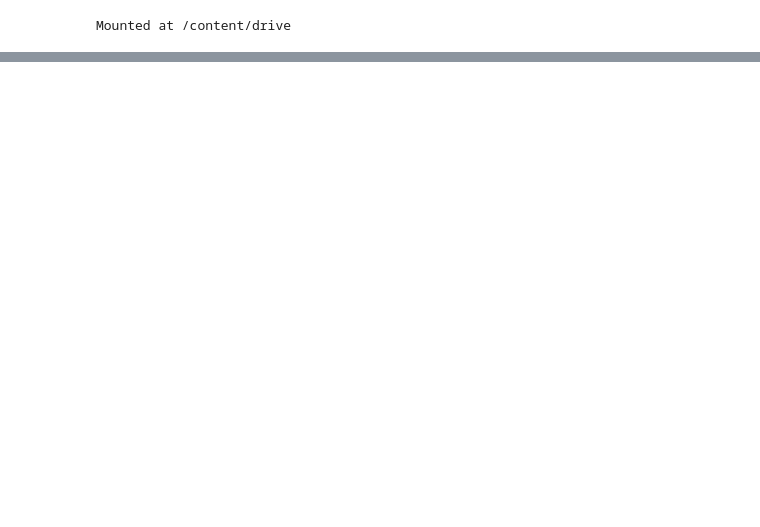
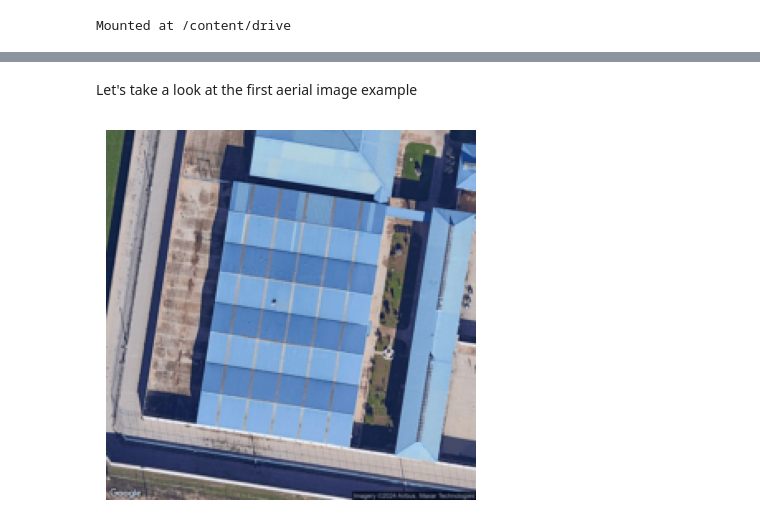
Before and after one commit to mm-mazhar/IECO, a Jupyter notebook: LAM3D.ipynb, the cells around one changed output, grey strips where cells are left out. Saved outputs shown, nothing was run; the diff lists cells and outputs as text; code cells hidden in the pictures; blank space fills up the shorter version.

```diff
--- a/LAM3D.ipynb
+++ b/LAM3D.ipynb
@@ -41,0 +114,21 @@ from transformers import AutoFeatureExtractor, Dinov2Model as DINOModel
+# %% [markdown]
+Let's take a look at the first aerial image example
+# %%
+import numpy as np
+import matplotlib.pyplot as plt
+
+example = roof_dataset[10]
+img_tensor_data = example['image']
+
+# Convert to numpy array and transpose for visualization
+image = img_tensor_data.numpy().transpose(1, 2, 0)
+
+# Normalize values to 0-1 range for displaying
+image = (image - image.min()) / (image.max() - image.min())
+
+# Display the image
+plt.imshow(image)
+plt.axis('off')  # Hide axes
+plt.show()
+# %% [output]
+[figure, added]
```
Also changed, not shown: parts of 18 cells of this notebook.
